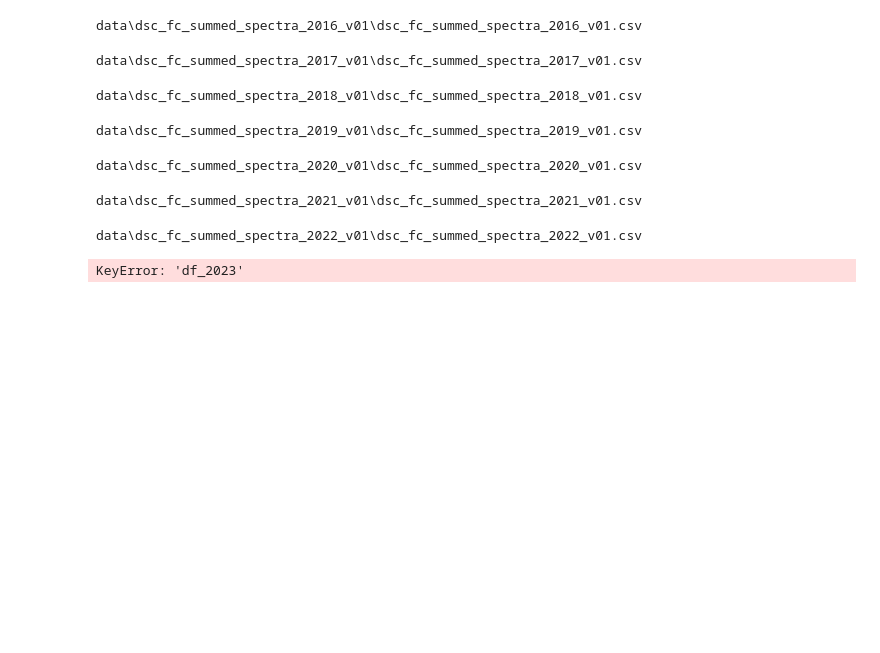
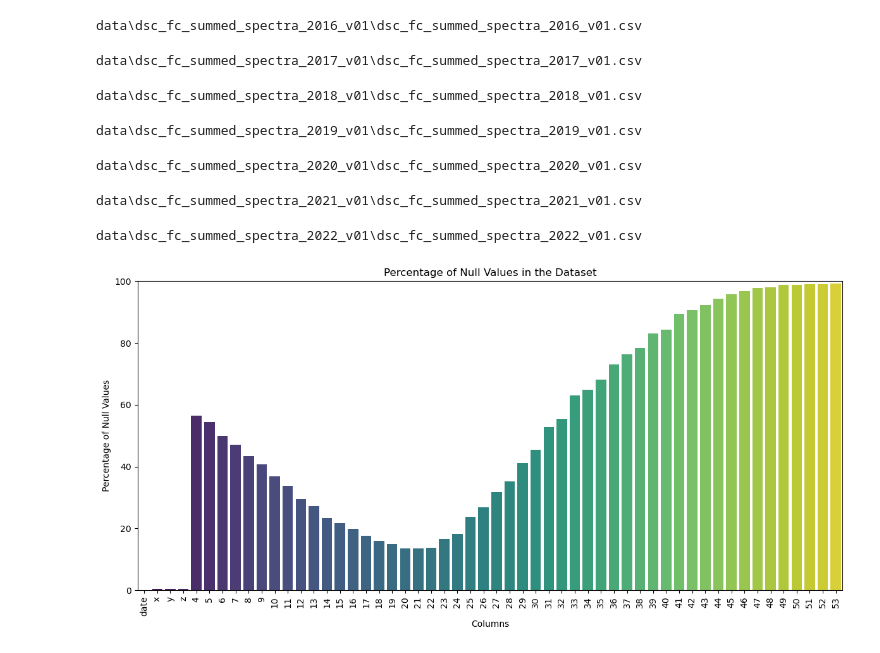
Before and after one commit to ivan-serrano-hernandez/NASA-Space-Apps, a Jupyter notebook: Getting_datasets.ipynb, the cells around one changed output. Saved outputs shown, nothing was run; the diff lists cells and outputs as text; code cells hidden in the pictures; blank space fills up the shorter version.

```diff
--- a/Getting_datasets.ipynb
+++ b/Getting_datasets.ipynb
@@ -12,7 +12,6 @@ for file in os.listdir('./data/'):
      df = pd.read_csv(path, delimiter = ',', parse_dates=[0], infer_datetime_format=True, na_values='0', header = None)
      print(path)
      data_frames['df_'+year] = df
-df16, df17,df18,df19,df20,df21,df22,df23 = data_frames['df_2016'], data_frames['df_2017'], data_frames['df_2018'], data_frames['df_2019'], data_frames['df_2020'], data_frames['df_2021'], data_frames['df_2022'],data_frames['df_2023']
 # %% [output]
 data\dsc_fc_summed_spectra_2016_v01\dsc_fc_summed_spectra_2016_v01.csv
 data\dsc_fc_summed_spectra_2017_v01\dsc_fc_summed_spectra_2017_v01.csv
@@ -21,4 +20,28 @@ data\dsc_fc_summed_spectra_2019_v01\dsc_fc_summed_spectra_2019_v01.csv
 data\dsc_fc_summed_spectra_2020_v01\dsc_fc_summed_spectra_2020_v01.csv
 data\dsc_fc_summed_spectra_2021_v01\dsc_fc_summed_spectra_2021_v01.csv
 data\dsc_fc_summed_spectra_2022_v01\dsc_fc_summed_spectra_2022_v01.csv
-KeyError: 'df_2023'
+# %%
+df16, df17,df18,df19,df20,df21,df22 = data_frames['df_2016'], data_frames['df_2017'], data_frames['df_2018'], data_frames['df_2019'], data_frames['df_2020'], data_frames['df_2021'], data_frames['df_2022']
+df_final = pd.concat([df16,df17,df18,df19,df20,df21,df22])
+# %%
+df_final.rename({0:'date',1:'x',2:'y',3:'z'},inplace = True,axis =1)
+# %%
+null_percentage = (df_final.isnull().sum() / len(df_final)) * 100
+
+# Create a bar plot of null value percentages
+plt.figure(figsize=(12, 6))  # Adjust the figure size as needed
+ax = sns.barplot(x=null_percentage.index, y=null_percentage.values, palette="viridis")
+plt.xticks(rotation=90)  # Rotate x-axis labels for better readability
+plt.xlabel("Columns")
+plt.ylabel("Percentage of Null Values")
+plt.title("Percentage of Null Values in the Dataset")
+
+# Set the y-axis scale from 0 to 100
+plt.ylim(0, 100)
+
+plt.tight_layout()
+
+# Show the plot
+plt.show()
+# %% [output]
+[figure, added]
```
Also changed, not shown: parts of 8 cells of this notebook.
